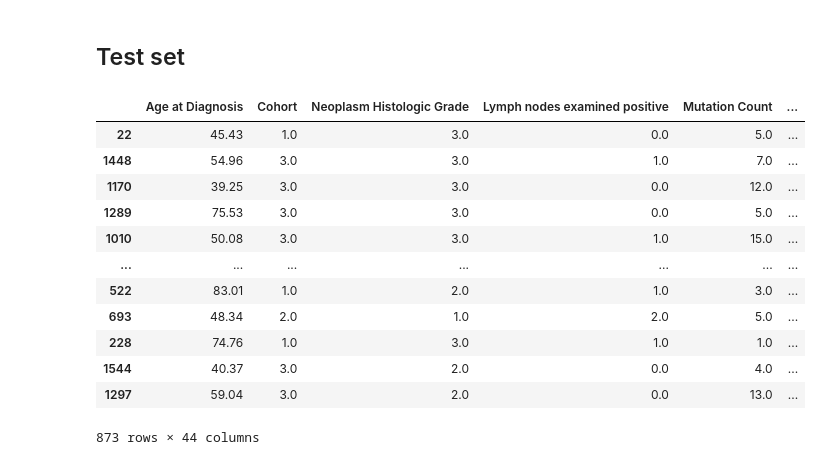
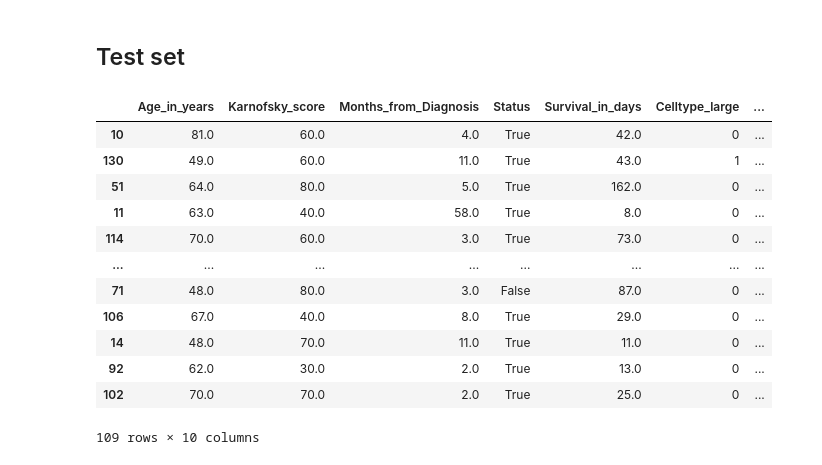
Before and after one commit to SzymonOzog/Deep-Learning-In-Survival-Analysis, a Jupyter notebook: ModelEvaluation.ipynb, the cells around one changed output. Saved outputs shown, nothing was run; the diff lists cells and outputs as text; code cells hidden in the pictures.

```diff
--- a/ModelEvaluation.ipynb
+++ b/ModelEvaluation.ipynb
@@ -37,23 +72,23 @@ df.head()
 # %% [markdown]
 ## Test set
 # %%
-df_clear, event_col, duration_col = utils.get_processed_dataset()
+df_clear, event_col, duration_col = utils.get_veterans_lugn_cancer(missing_values_strategy="mean")
 df_train, df_test = utils.split_dataset(df_clear)
 df_train
 # %% [output]
-|  | Age at Diagnosis | Cohort | Neoplasm Histologic Grade | Lymph nodes examined positive | Mutation Count | ... |
-| 22 | 45.43 | 1.0 | 3.0 | 0.0 | 5.0 | ... |
-| 1448 | 54.96 | 3.0 | 3.0 | 1.0 | 7.0 | ... |
-| 1170 | 39.25 | 3.0 | 3.0 | 0.0 | 12.0 | ... |
-| 1289 | 75.53 | 3.0 | 3.0 | 0.0 | 5.0 | ... |
-| 1010 | 50.08 | 3.0 | 3.0 | 1.0 | 15.0 | ... |
-| ... | ... | ... | ... | ... | ... | ... |
-| 522 | 83.01 | 1.0 | 2.0 | 1.0 | 3.0 | ... |
-| 693 | 48.34 | 2.0 | 1.0 | 2.0 | 5.0 | ... |
-| 228 | 74.76 | 1.0 | 3.0 | 1.0 | 1.0 | ... |
-| 1544 | 40.37 | 3.0 | 2.0 | 0.0 | 4.0 | ... |
-| 1297 | 59.04 | 3.0 | 2.0 | 0.0 | 13.0 | ... |
+|  | Age_in_years | Karnofsky_score | Months_from_Diagnosis | Status | Survival_in_days | Celltype_large | ... |
+| 10 | 81.0 | 60.0 | 4.0 | True | 42.0 | 0 | ... |
+| 130 | 49.0 | 60.0 | 11.0 | True | 43.0 | 1 | ... |
+| 51 | 64.0 | 80.0 | 5.0 | True | 162.0 | 0 | ... |
+| 11 | 63.0 | 40.0 | 58.0 | True | 8.0 | 0 | ... |
+| 114 | 70.0 | 60.0 | 3.0 | True | 73.0 | 0 | ... |
+| ... | ... | ... | ... | ... | ... | ... | ... |
+| 71 | 48.0 | 80.0 | 3.0 | False | 87.0 | 0 | ... |
+| 106 | 67.0 | 40.0 | 8.0 | True | 29.0 | 0 | ... |
+| 14 | 48.0 | 70.0 | 11.0 | True | 11.0 | 0 | ... |
+| 92 | 62.0 | 30.0 | 2.0 | True | 13.0 | 0 | ... |
+| 102 | 70.0 | 70.0 | 2.0 | True | 25.0 | 0 | ... |
-873 rows × 44 columns
+109 rows × 10 columns
 # %%
 plt.figure(figsize=(30, 30))
 sn.heatmap(df_train.corr(), annot=True)
```
Also changed, not shown: parts of 15 cells of this notebook.
